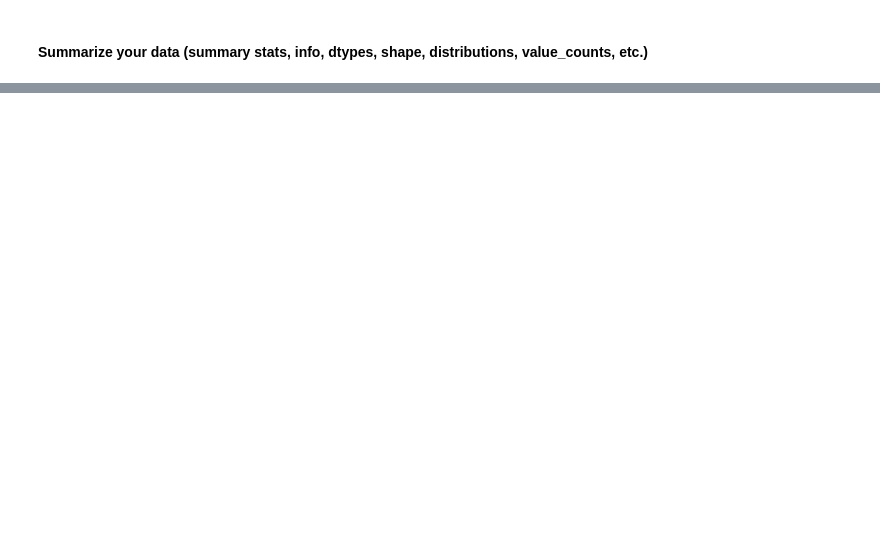
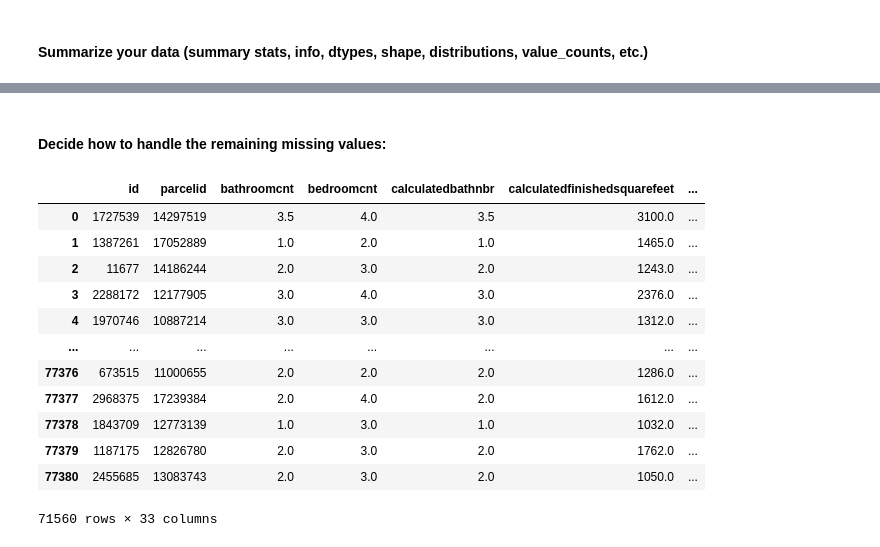
Before and after one commit to RyanMcCall/ds-methodologies-exercises, a Jupyter notebook: clustering/zillow.ipynb, the cells around one changed output, grey strips where cells are left out. Drawn from its saved outputs; the diff is of its cells as text; code cells hidden in the pictures; blank space fills up the shorter version.

```diff
--- a/clustering/zillow.ipynb
+++ b/clustering/zillow.ipynb
@@ -110,0 +215,2 @@ memory usage: 40.2+ MB
+# %%
+wrangle_zillow.measure_na_columns(zillow)
@@ -110,0 +235,2 @@ memory usage: 40.2+ MB
+# %%
+wrangle_zillow.measure_na_rows(zillow)
@@ -110,0 +285,19 @@ memory usage: 40.2+ MB
+# %% [markdown]
+#### Decide how to handle the remaining missing values:
+# %%
+zillow = wrangle_zillow.prep_zillow(cols_to_remove=['buildingqualitytypeid'])
+zillow
+# %% [output]
+|  | id | parcelid | bathroomcnt | bedroomcnt | calculatedbathnbr | calculatedfinishedsquarefeet | ... |
+| 0 | 1727539 | 14297519 | 3.5 | 4.0 | 3.5 | 3100.0 | ... |
+| 1 | 1387261 | 17052889 | 1.0 | 2.0 | 1.0 | 1465.0 | ... |
+| 2 | 11677 | 14186244 | 2.0 | 3.0 | 2.0 | 1243.0 | ... |
+| 3 | 2288172 | 12177905 | 3.0 | 4.0 | 3.0 | 2376.0 | ... |
+| 4 | 1970746 | 10887214 | 3.0 | 3.0 | 3.0 | 1312.0 | ... |
+| ... | ... | ... | ... | ... | ... | ... | ... |
+| 77376 | 673515 | 11000655 | 2.0 | 2.0 | 2.0 | 1286.0 | ... |
+| 77377 | 2968375 | 17239384 | 2.0 | 4.0 | 2.0 | 1612.0 | ... |
+| 77378 | 1843709 | 12773139 | 1.0 | 3.0 | 1.0 | 1032.0 | ... |
+| 77379 | 1187175 | 12826780 | 2.0 | 3.0 | 2.0 | 1762.0 | ... |
+| 77380 | 2455685 | 13083743 | 2.0 | 3.0 | 2.0 | 1050.0 | ... |
+71560 rows × 33 columns
```
Also changed, not shown: parts of 24 cells of this notebook.
